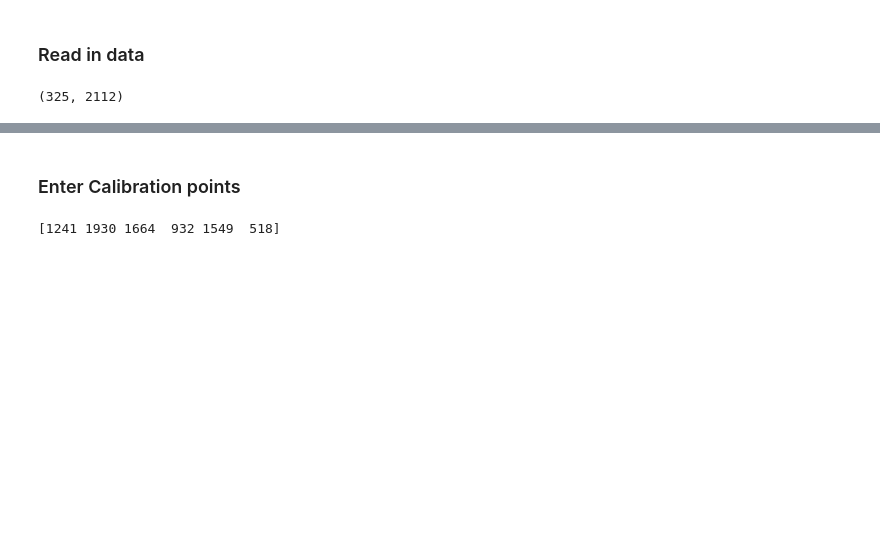
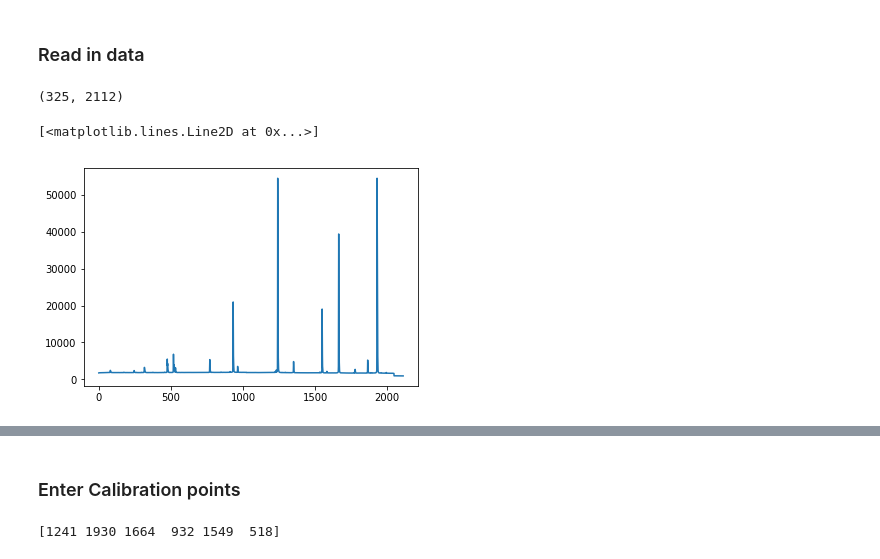
Before and after one commit to rqguan/Class-Code, a Jupyter notebook: SpecCali-excercise.ipynb, the cells around one changed output, grey strips where cells are left out. Drawn from its saved outputs; the diff is of its cells as text; code cells hidden in the pictures; blank space fills up the shorter version.

```diff
--- a/SpecCali-excercise.ipynb
+++ b/SpecCali-excercise.ipynb
@@ -31,10 +29,15 @@ hdul[0].data.shape
 # %%
 spectrum2D = hdul[0].data[127:197]
 spectrum1D = np.mean(spectrum2D,axis=0)
 
 solar2D = solar[0].data[127:197]
 solar1D = np.mean(solar2D,axis=0)
 
 spectrum1D_list = list(spectrum1D)
 list1 = list(spectrum1D)
 list1.sort()
+
+plt.plot(spectrum1D)
+# %% [output]
+[<matplotlib.lines.Line2D at 0x...>]
+[figure, added]
```
Also changed, not shown: parts of 7 cells of this notebook.
